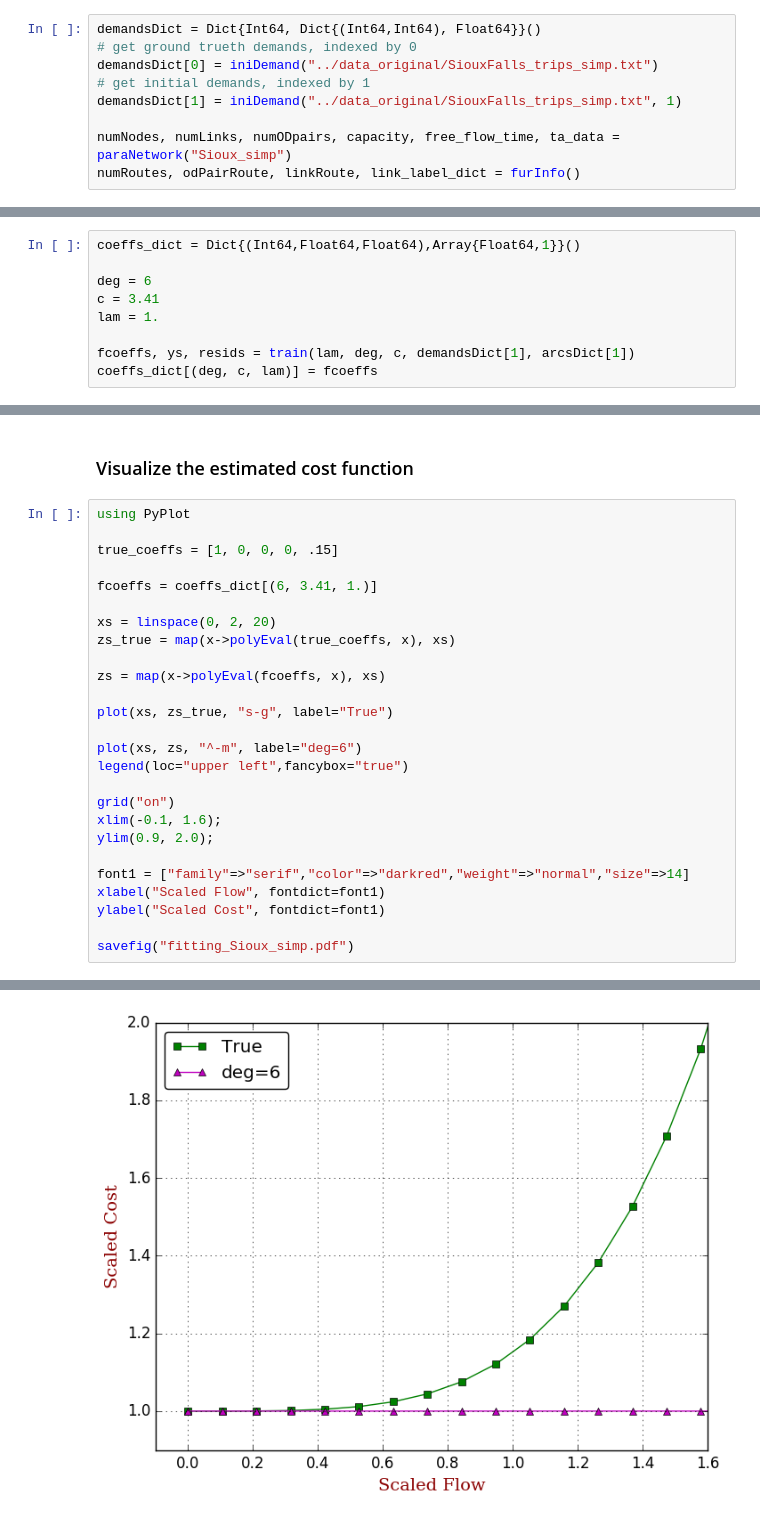
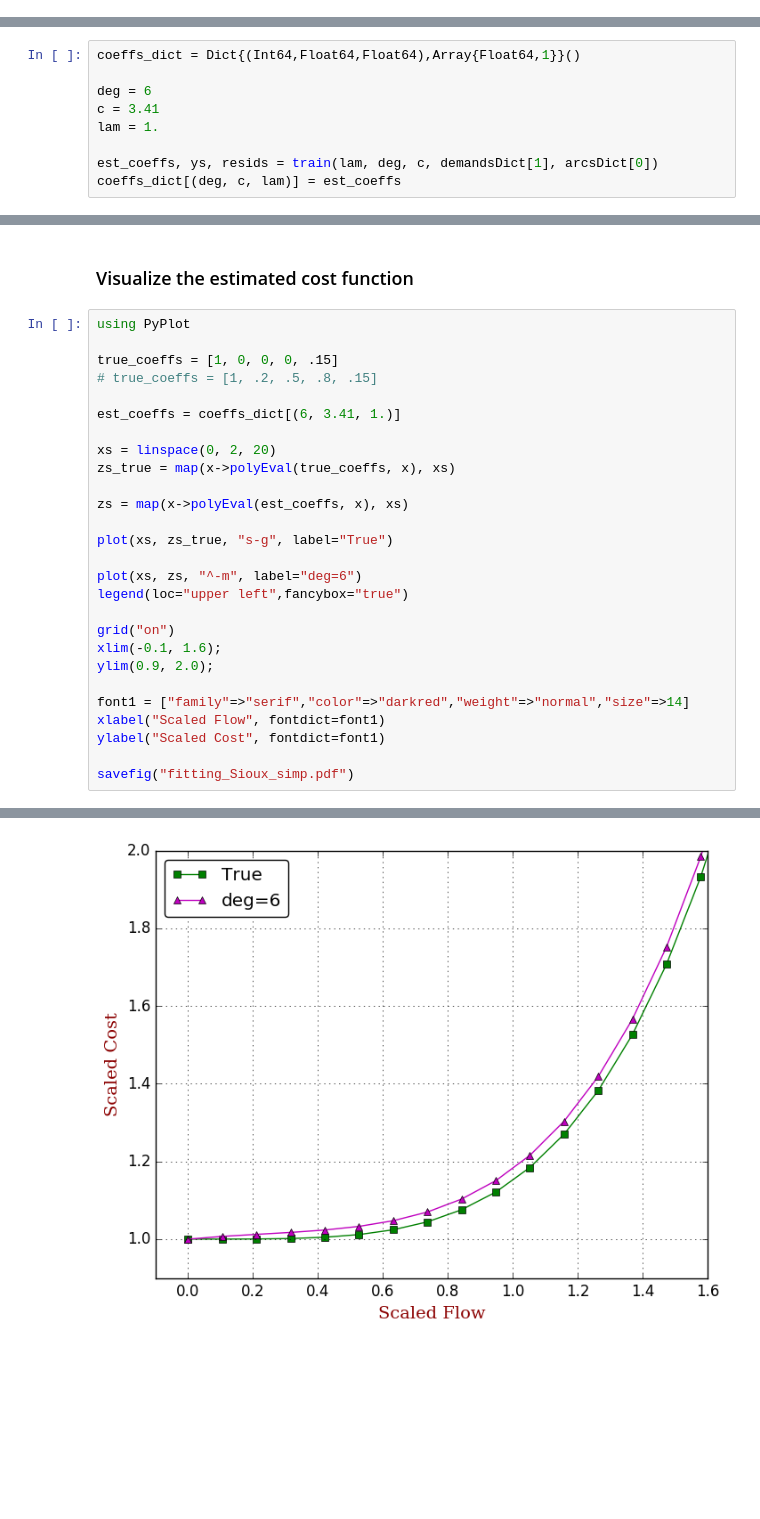
Before and after one commit to jingzbu/InverseVIsTraffic, a Jupyter notebook: 08_develop_new_OD_demand_estimator_Sioux/06_demands_adjustment_Sioux_simp_01_InverseVI.ipynb, the cells around one changed output, grey strips where cells are left out. Cells and saved outputs as stored; diff of their text form; blank space fills up the shorter version.

Commit message:
clean up gradient method code; ready for updating demand vector

```diff
--- a/08_develop_new_OD_demand_estimator_Sioux/06_demands_adjustment_Sioux_simp_01_InverseVI.ipynb
+++ b/08_develop_new_OD_demand_estimator_Sioux/06_demands_adjustment_Sioux_simp_01_InverseVI.ipynb
@@ -5,9 +4,0 @@ furInfo (generic function with 1 method)
-# %%
-demandsDict = Dict{Int64, Dict{(Int64,Int64), Float64}}()
-# get ground trueth demands, indexed by 0
-demandsDict[0] = iniDemand("../data_original/SiouxFalls_trips_simp.txt")
-# get initial demands, indexed by 1
-demandsDict[1] = iniDemand("../data_original/SiouxFalls_trips_simp.txt", 1)
-
-numNodes, numLinks, numODpairs, capacity, free_flow_time, ta_data = paraNetwork("Sioux_simp")
-numRoutes, odPairRoute, linkRoute, link_label_dict = furInfo()
@@ -72,8 +32,8 @@ deg = 6
 c = 3.41
 lam = 1.
 
-fcoeffs, ys, resids = train(lam, deg, c, demandsDict[1], arcsDict[1])
-coeffs_dict[(deg, c, lam)] = fcoeffs
+est_coeffs, ys, resids = train(lam, deg, c, demandsDict[1], arcsDict[0])
+coeffs_dict[(deg, c, lam)] = est_coeffs
 # %% [output]
 7-element Array{Float64,1}:
   1.0
@@ -88,29 +48,30 @@ coeffs_dict[(deg, c, lam)] = fcoeffs
 # %%
 using PyPlot
 
 true_coeffs = [1, 0, 0, 0, .15]
+# true_coeffs = [1, .2, .5, .8, .15]
 
-fcoeffs = coeffs_dict[(6, 3.41, 1.)]
+est_coeffs = coeffs_dict[(6, 3.41, 1.)]
 
 xs = linspace(0, 2, 20)
 zs_true = map(x->polyEval(true_coeffs, x), xs)
 
-zs = map(x->polyEval(fcoeffs, x), xs)
+zs = map(x->polyEval(est_coeffs, x), xs)
 
 plot(xs, zs_true, "s-g", label="True")
 
 plot(xs, zs, "^-m", label="deg=6")
 legend(loc="upper left",fancybox="true")
 
 grid("on")
 xlim(-0.1, 1.6);
 ylim(0.9, 2.0);
 
 font1 = ["family"=>"serif","color"=>"darkred","weight"=>"normal","size"=>14]
 xlabel("Scaled Flow", fontdict=font1)
 ylabel("Scaled Cost", fontdict=font1)
 
 savefig("fitting_Sioux_simp.pdf")
 # %% [output]
 INFO: Loading help data...
-[figure, old version]
+[figure, new version]
```
Also changed, not shown: parts of 9 cells of this notebook, 9 other files.
